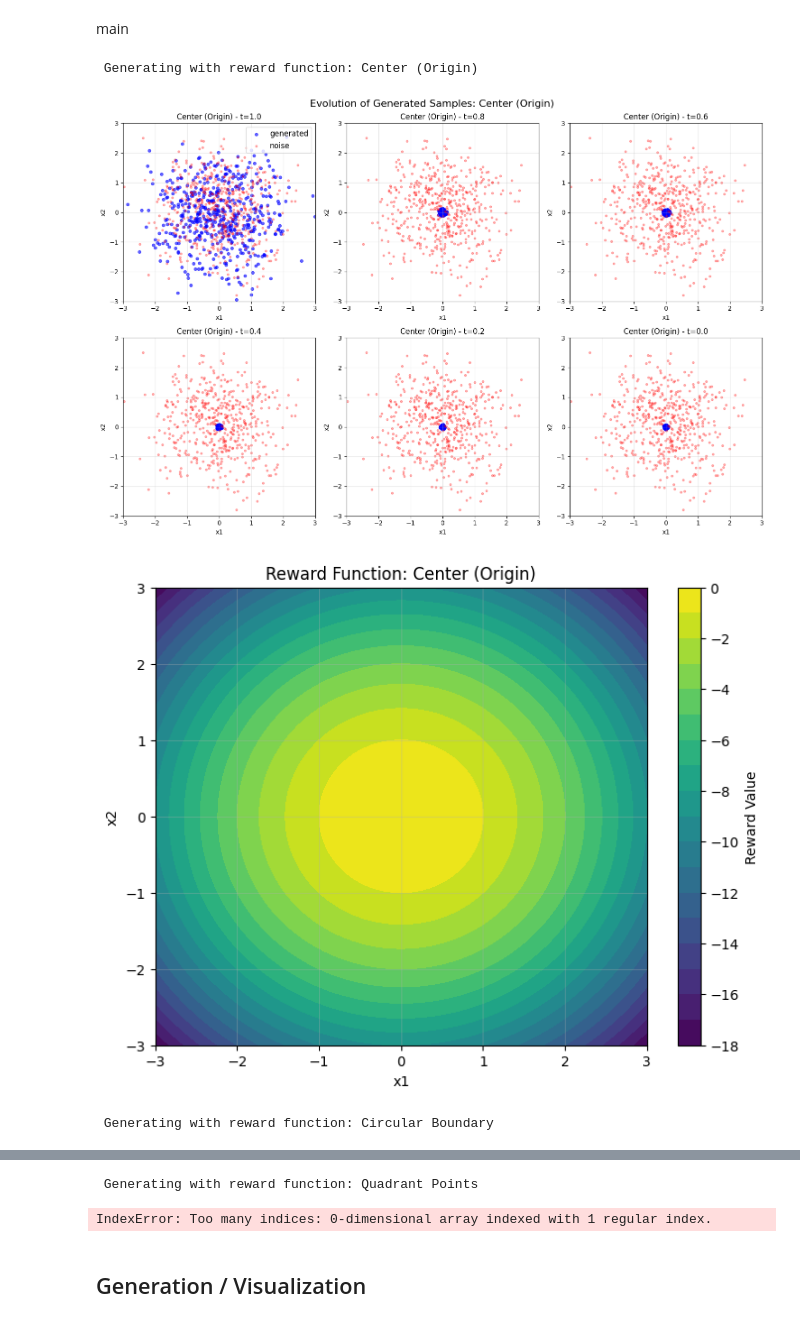
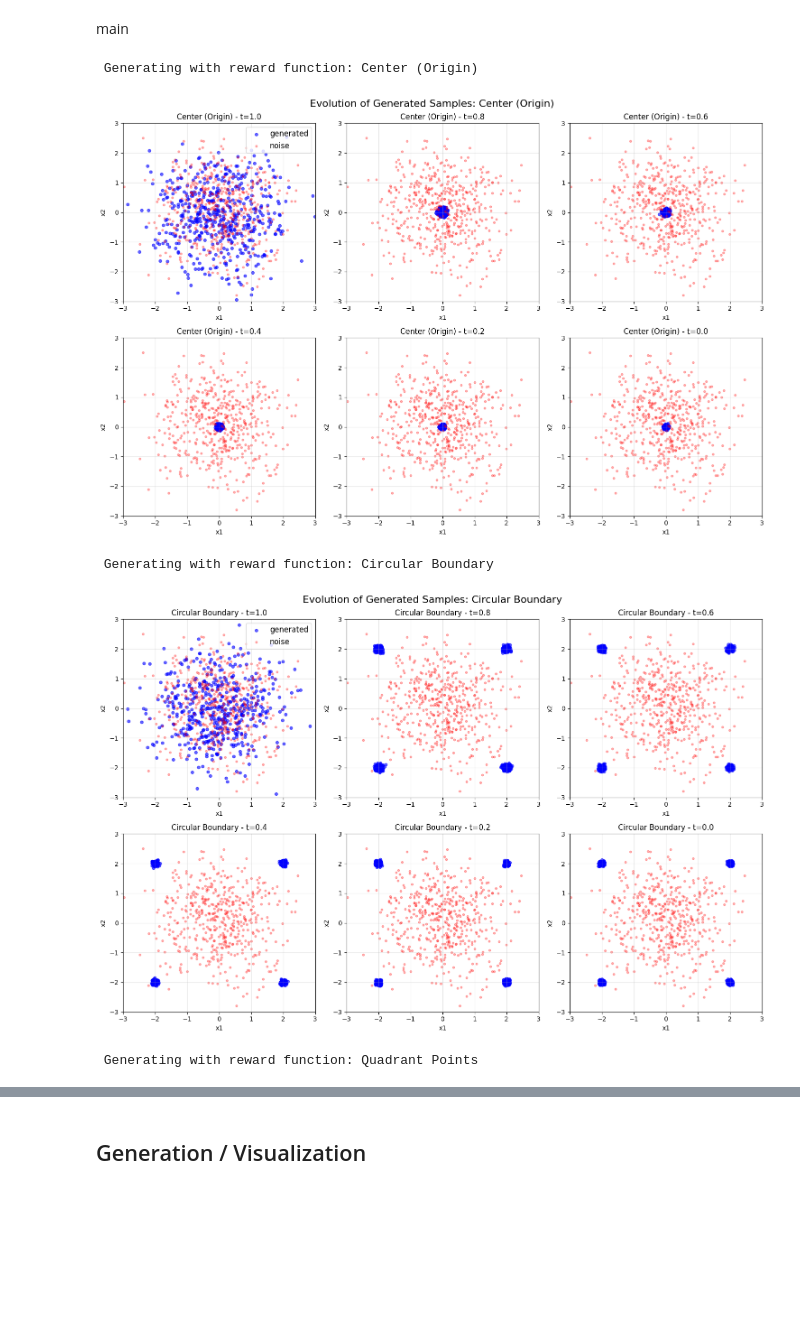
Before and after one commit to hlu2413/fkc-diffusion, a Jupyter notebook: notebooks/diffusion_annealed.ipynb, the cells around one changed output, grey strips where cells are left out. Cells and saved outputs as stored; diff of their text form; code cells hidden in the pictures; blank space fills up the shorter version.

```diff
--- a/notebooks/diffusion_annealed.ipynb
+++ b/notebooks/diffusion_annealed.ipynb
@@ -530,10 +617,8 @@ reward function suite
 
 # ===================================================================================
 
-def reward_function_center(x):
-    """Reward 1: Distance to center (origin)
-    Higher reward for points closer to origin (0,0)
-    """
+def reward_function_center(x, strength=50.0):
+    """Reward 1: Center (origin) - Gaussian reward at (0,0)"""
     return -jnp.sum(x**2)
 
 def reward_function_boundary(x, boundary_radius=2.0, convergence_strength=1.0):
@@ -768,75 +850,46 @@ def plot_reward_heatmap(reward_func, reward_name, x_range=(-3, 3), y_range=(-3,
 main
 # %%
 # ===================================================================================
-# Main Execution
+# Main Execution with Shared Fitness - UPDATED
 # ===================================================================================
 
 # Define reward functions and their names
 reward_functions = [
     reward_function_center,
     reward_function_boundary,
-    reward_function_quadrants,
-]
-
-reward_names = [
-    "Center (Origin)",
-    "Circular Boundary",
-    "Quadrant Points",
-]
+    reward_function_quadrants]
 
 # Create gradient functions
 grad_functions = [
     vmap_grad_reward_center,
     vmap_grad_reward_boundary,
     vmap_grad_reward_quadrants,
 ]
 
-# 2. Generate samples for each reward function
+# Generate samples for each reward function
 results = {}
-
-# Initialize key
 key = random.PRNGKey(42)
 
 for reward_func, reward_name, grad_func in zip(reward_functions, reward_names, grad_functions):
-    # Generate samples with stronger parameters for convergence
     key, x_gen, w_gen = generate_with_reward_function(
-    key, reward_name, reward_func, grad_func,
-    n_steps=1000, bs=512, dt=1e-3, T_max=1.0,
-    beta_start=50.0, beta_end=500.0, resample=True  # Much stronger beta
+        key, reward_name, reward_func, grad_func,
+        n_steps=1000, bs=512, dt=1e-3, T_max=1.0,
+        beta_start=50.0, beta_end=500.0, resample=True,
+        exploration=True, k_max=50, k_min=0  # NEW PARAMETERS
     )
 
     # Store results
     results[reward_name] = {
         'x_gen': x_gen,
         'w_gen': w_gen,
         'final_samples': x_gen[:, -1, :]
     }
 
-    # Plot evolution following notebook schema
+    # Plot evolution
     plot_reward_evolution(reward_name, x_gen, w_gen, n_steps=1000, bs=512)
-
-    # Plot reward function heatmap
-    plot_reward_heatmap(reward_func, reward_name)
-
-# 3. Compare final distributions
-fig, axes = plt.subplots(1, 3, figsize=(15, 5))
-axes = axes.flatten()
-
-for i, (reward_name, data) in enumerate(results.items()):
-    ax = axes[i]
-    final_samples = data['final_samples']
-
-    ax.scatter(final_samples[:, 0], final_samples[:, 1], alpha=0.6, s=20)
-    ax.set_title(f'Final: {reward_name}')
-    ax.set_xlim(-3, 3)
-    ax.set_ylim(-3, 3)
-    ax.grid(True, alpha=0.3)
-
-plt.suptitle('Final Generated Samples Comparison', fontsize=16)
-plt.tight_layout()
-plt.show()
 # %% [output]
  Generating with reward function: Center (Origin)
 [figure]
+ Generating with reward function: Circular Boundary
-[figure, old version]
+[figure, new version]
- Generating with reward function: Circular Boundary
+ Generating with reward function: Quadrant Points
@@ -845,5 +897,3 @@ plt.show()
- Generating with reward function: Quadrant Points
-IndexError: Too many indices: 0-dimensional array indexed with 1 regular index.
 # %% [markdown]
 ## Generation / Visualization
 # %%
```
Also changed, not shown: parts of 5 cells of this notebook, 1 other file.
